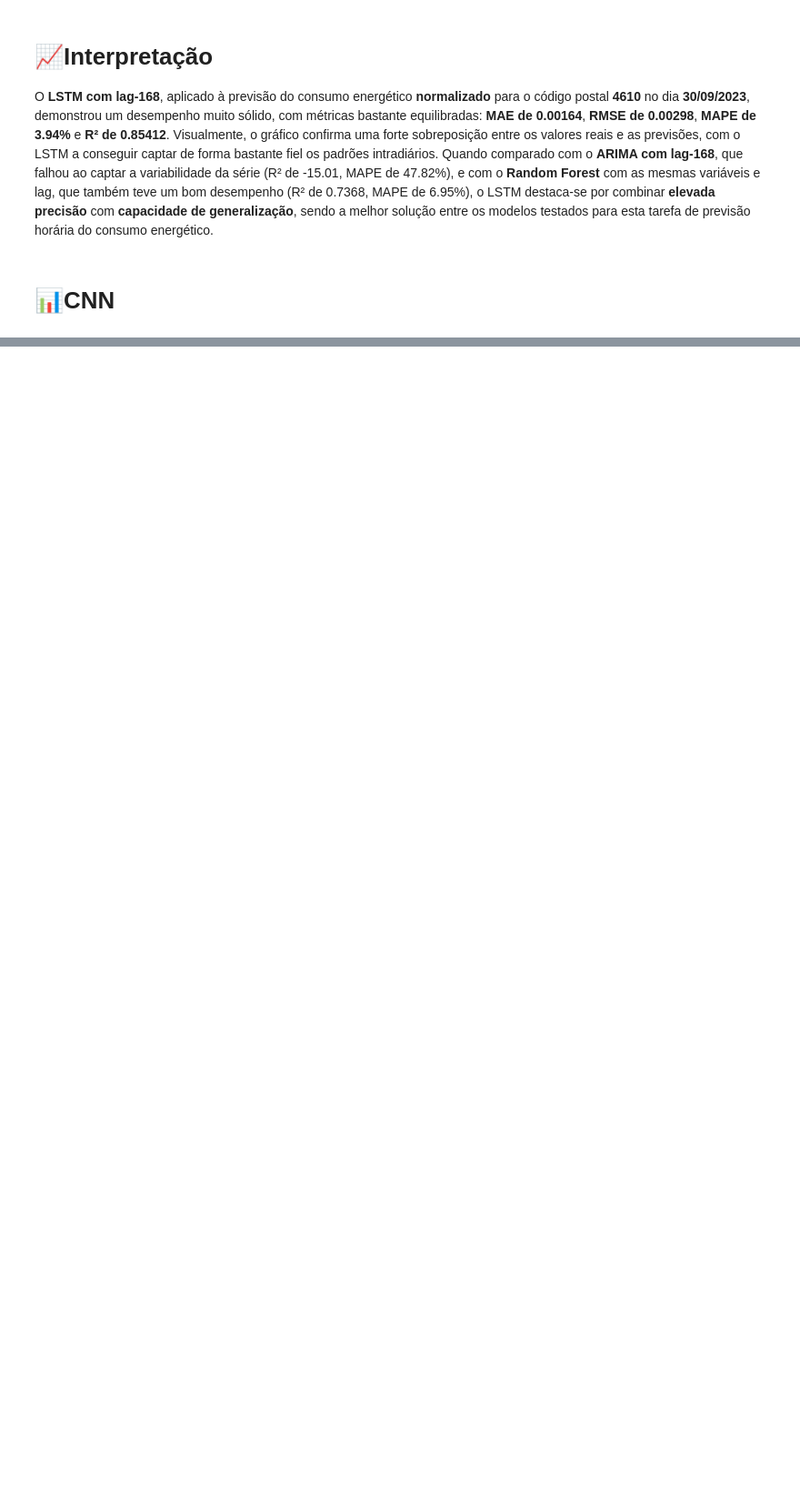
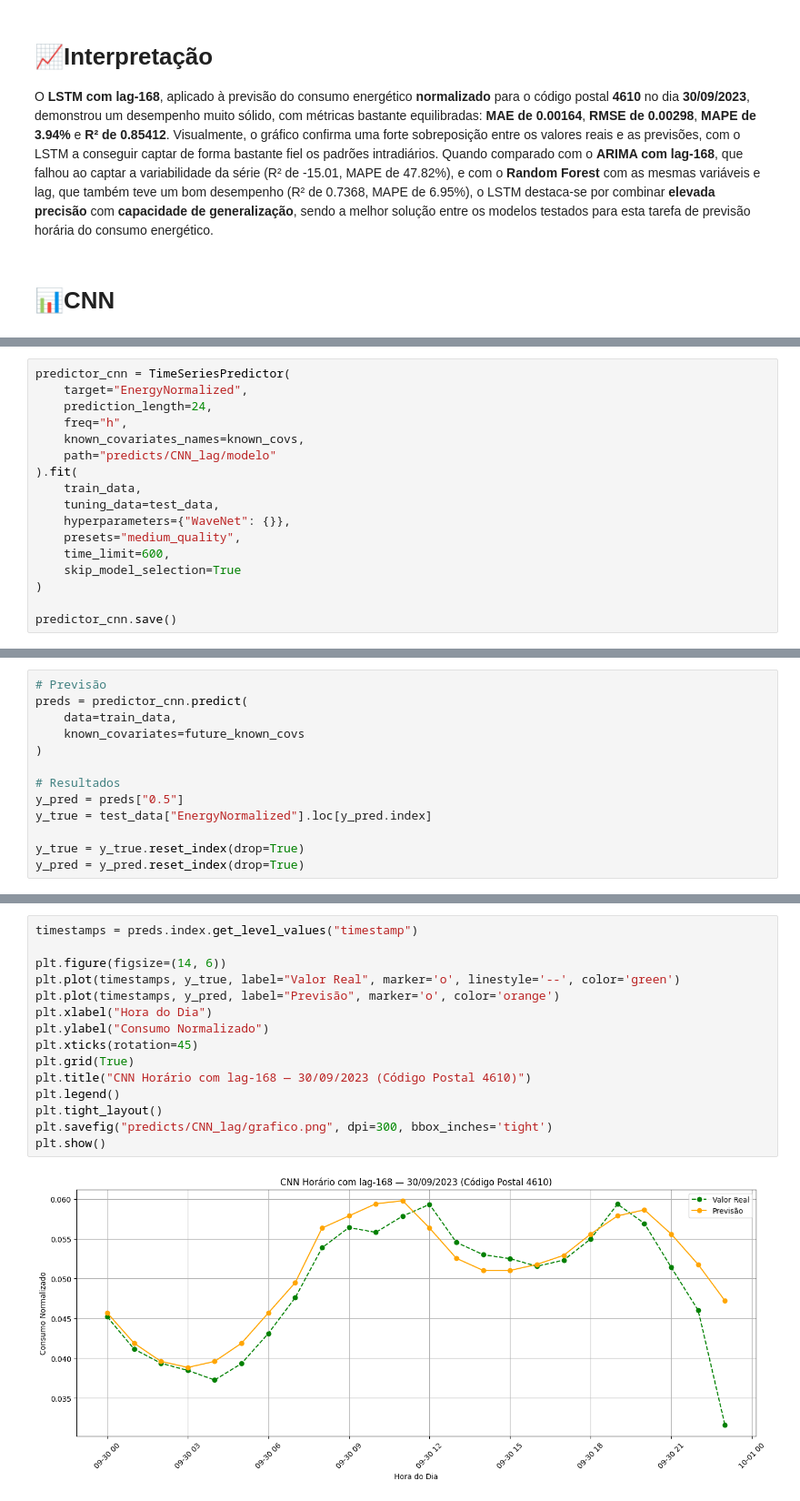
Before and after one commit to heyliceeee/previsao-do-consumo-energetico-com-ml, a Jupyter notebook: 6modelos-com-lag.ipynb, the cells around one changed output, grey strips where cells are left out. Shown: that part at 91% size. Drawn from its saved outputs; the diff is of its cells as text; blank space fills up the shorter version.

Commit message:
✨feat: CNN (hourly, lag-168, EnergyNormalized)

```diff
--- a/6modelos-com-lag.ipynb
+++ b/6modelos-com-lag.ipynb
@@ -479,0 +510,17 @@ O **LSTM com lag-168**, aplicado à previsão do consumo energético **normaliza
+# %%
+predictor_cnn = TimeSeriesPredictor(
+    target="EnergyNormalized",
+    prediction_length=24,
+    freq="h",
+    known_covariates_names=known_covs,
+    path="predicts/CNN_lag/modelo"
+).fit(
+    train_data,
+    tuning_data=test_data,
+    hyperparameters={"WaveNet": {}},
+    presets="medium_quality",
+    time_limit=600,
+    skip_model_selection=True
+)
+
+predictor_cnn.save()
@@ -479,0 +571,13 @@ O **LSTM com lag-168**, aplicado à previsão do consumo energético **normaliza
+# %%
+# Previsão
+preds = predictor_cnn.predict(
+    data=train_data,
+    known_covariates=future_known_covs
+)
+
+# Resultados
+y_pred = preds["0.5"]
+y_true = test_data["EnergyNormalized"].loc[y_pred.index]
+
+y_true = y_true.reset_index(drop=True)
+y_pred = y_pred.reset_index(drop=True)
@@ -479,0 +629,17 @@ O **LSTM com lag-168**, aplicado à previsão do consumo energético **normaliza
+# %%
+timestamps = preds.index.get_level_values("timestamp")
+
+plt.figure(figsize=(14, 6))
+plt.plot(timestamps, y_true, label="Valor Real", marker='o', linestyle='--', color='green')
+plt.plot(timestamps, y_pred, label="Previsão", marker='o', color='orange')
+plt.xlabel("Hora do Dia")
+plt.ylabel("Consumo Normalizado")
+plt.xticks(rotation=45)
+plt.grid(True)
+plt.title("CNN Horário com lag-168 — 30/09/2023 (Código Postal 4610)")
+plt.legend()
+plt.tight_layout()
+plt.savefig("predicts/CNN_lag/grafico.png", dpi=300, bbox_inches='tight')
+plt.show()
+# %% [output]
+[figure, added]
```
Also changed, not shown: parts of 15 cells of this notebook, 15 other files.
